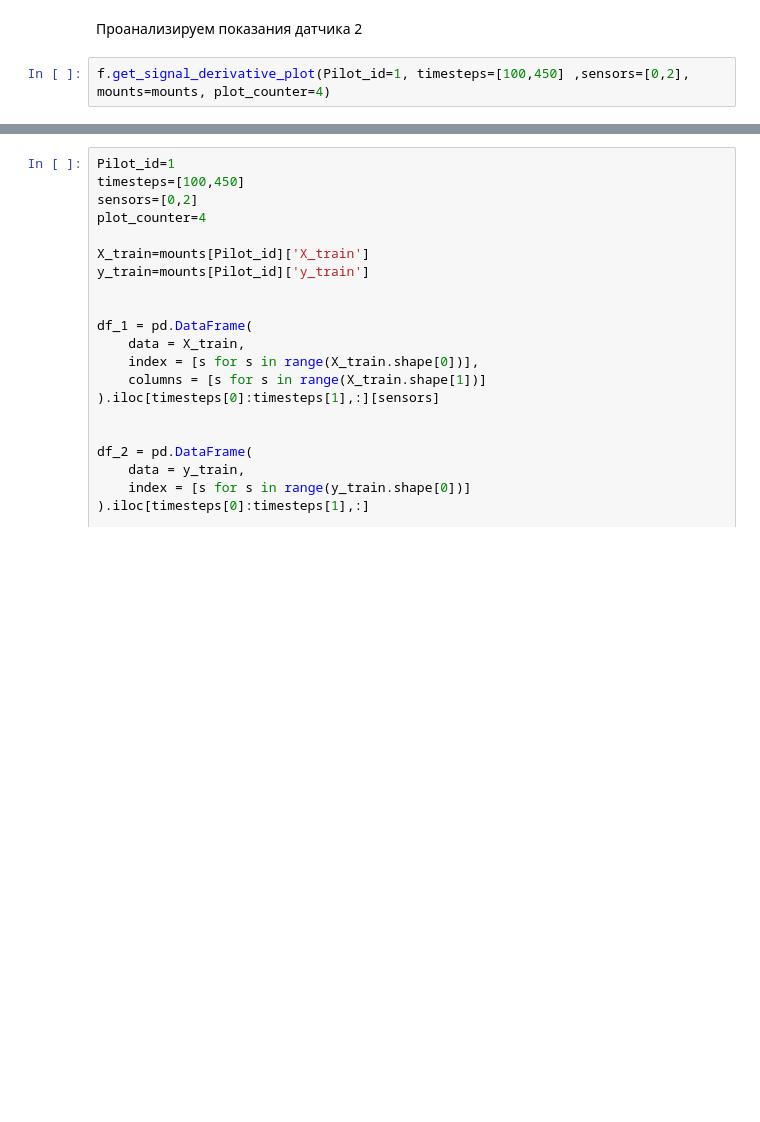
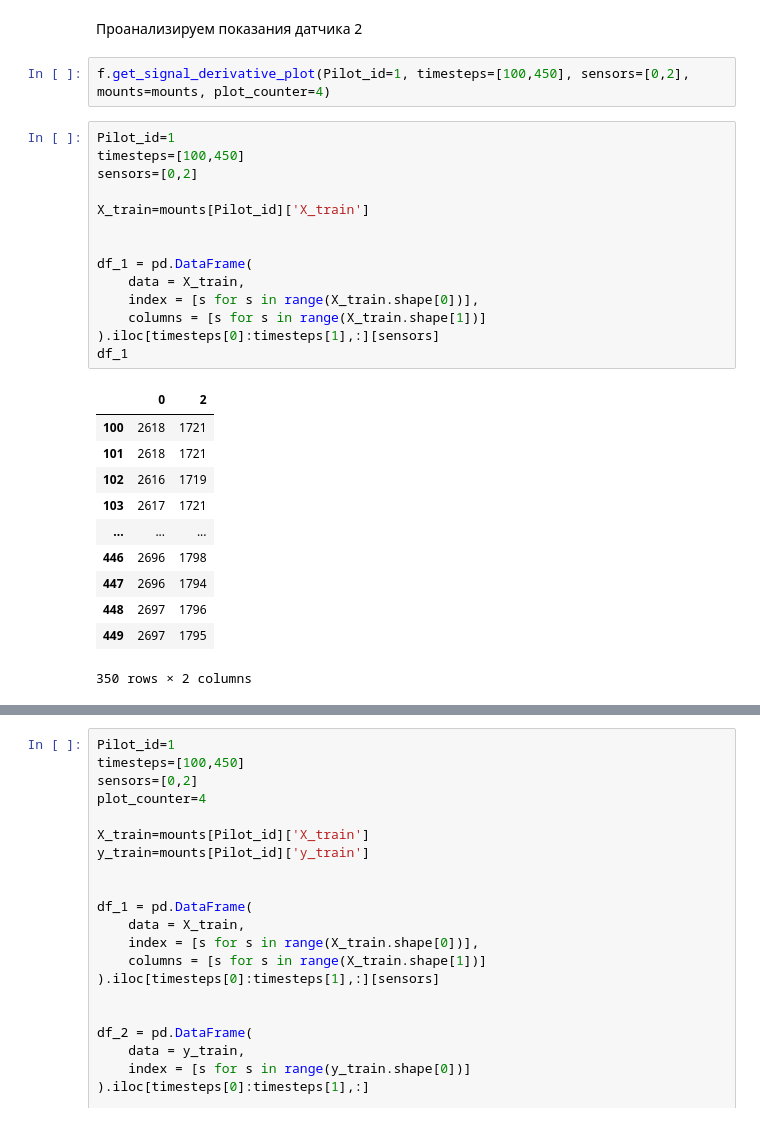
Before and after one commit to Alex1iv/Motorica_3, a Jupyter notebook: 1_EDA_sprint_3.ipynb, the cells around one changed output, grey strips where cells are left out. Saved outputs shown, nothing was run; the diff lists cells and outputs as text; blank space fills up the shorter version.

```diff
--- a/1_EDA_sprint_3.ipynb
+++ b/1_EDA_sprint_3.ipynb
@@ -277,4 +262,30 @@ f.get_active_passive_sensors_plot(1, X_train, plot_counter=3)
 # %% [markdown]
 Проанализируем показания датчика 2
 # %%
-f.get_signal_derivative_plot(Pilot_id=1, timesteps=[100,450] ,sensors=[0,2], mounts=mounts, plot_counter=4)
+f.get_signal_derivative_plot(Pilot_id=1, timesteps=[100,450], sensors=[0,2], mounts=mounts, plot_counter=4)
+# %%
+Pilot_id=1
+timesteps=[100,450]
+sensors=[0,2]
+
+X_train=mounts[Pilot_id]['X_train']
+
+
+df_1 = pd.DataFrame(
+    data = X_train,
+    index = [s for s in range(X_train.shape[0])],
+    columns = [s for s in range(X_train.shape[1])]
+).iloc[timesteps[0]:timesteps[1],:][sensors]
+df_1
+# %% [output]
+|  | 0 | 2 |
+| 100 | 2618 | 1721 |
+| 101 | 2618 | 1721 |
+| 102 | 2616 | 1719 |
+| 103 | 2617 | 1721 |
+| ... | ... | ... |
+| 446 | 2696 | 1798 |
+| 447 | 2696 | 1794 |
+| 448 | 2697 | 1796 |
+| 449 | 2697 | 1795 |
+350 rows × 2 columns
```
Also changed, not shown: parts of 9 cells of this notebook, 2 other files.
